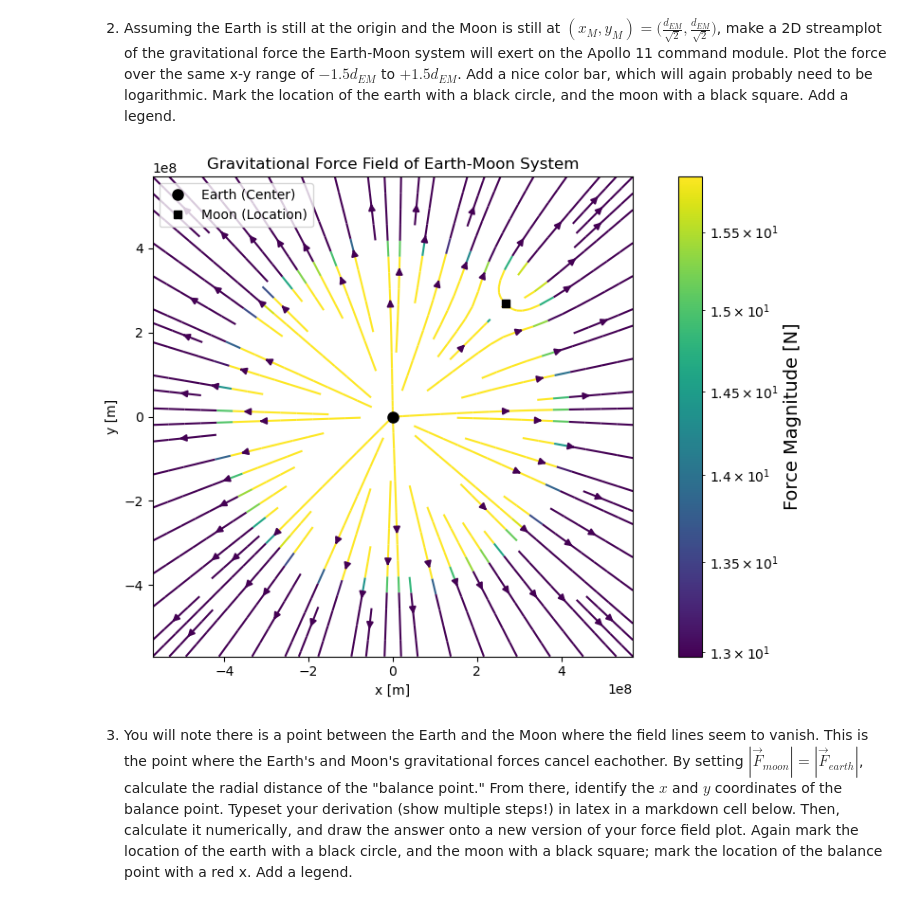
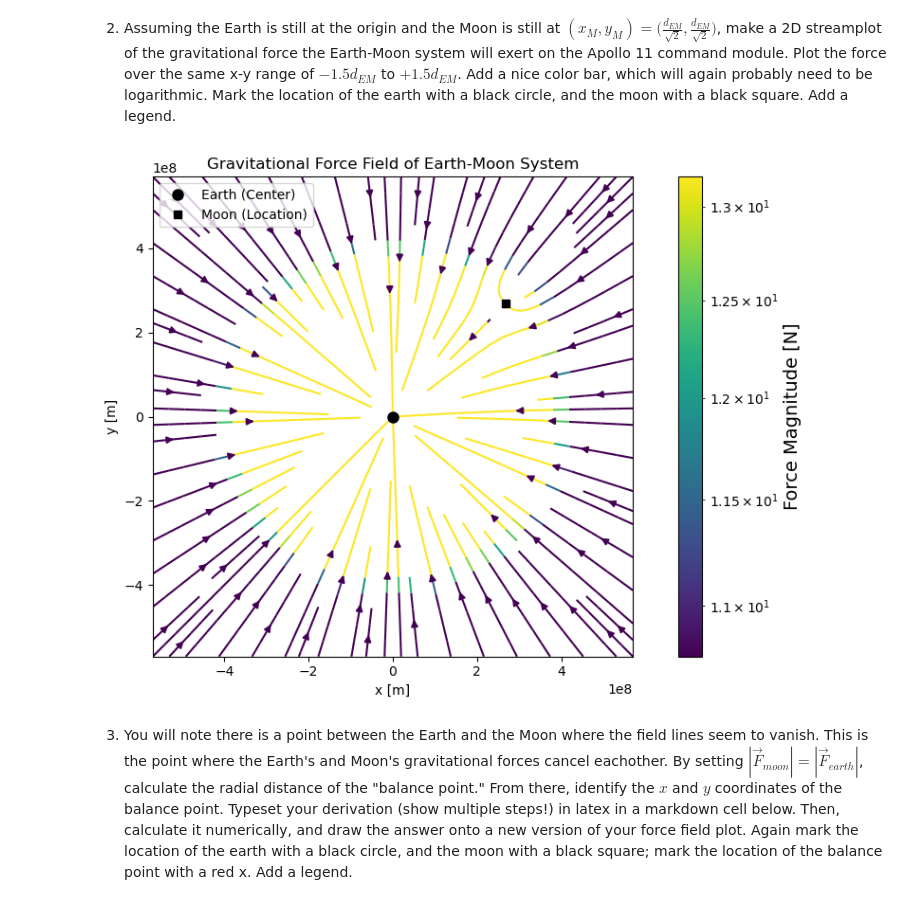
Before and after one commit to mkeen331/PHYS265-spring26, a Jupyter notebook: Lab1/lab1.ipynb, the cells around one changed output. Cells and saved outputs as stored; diff of their text form; code cells hidden in the pictures.

```diff
--- a/Lab1/lab1.ipynb
+++ b/Lab1/lab1.ipynb
@@ -295,29 +280,22 @@ and so if you made the approximation that the Earth is a finite point,
 you will need to avoid it.
 Like for the 1D potential, make sure it follows modern best-coding practices.
 # %%
-import numpy as np
-
 def grav_force(M1: float, M2: float, x1: float, y1: float, x2: float, y2: float):
     #x1, y1 = position of body 1, x2, y2 = position of body 2, M1 = mass of 1, m2 = mass of 2
     #deifne position coordinates as arrays
-    pos1 = np.array([x1, y1])
-    pos2 = np.array([x2, y2])
+    rx =x2-x1
+    ry=y2-y1
+
 
     #calculate displacement vectors
-    r_comp = pos2 - pos1
-    R = np.linalg.norm(r_comp) #distance r
+    R = np.sqrt(rx**2 + ry**2)
 
-    #redefine G
-    G = 6.67e-11
-
-
-    if R == 0:
-        return 0.0, 0.0
+    R = np.where(R==0, np.inf, R)
 
     F_total = -G * M1 * M2 / (R**2)
 
-    Fx = F_total * (r_comp[0] / R)
-    Fy = F_total * (r_comp[1] / R)
+    Fx = F_total * (rx / R)
+    Fy = F_total * (ry / R)
 
     return Fx, Fy
 # %% [markdown]
@@ -330,28 +308,12 @@ Add a nice color bar, which will again probably need to be logarithmic.
 Mark the location of the earth with a black circle, and the moon with a black square.
 Add a legend.
 # %%
-import numpy as np
-import matplotlib.pyplot as plt
-from matplotlib import colors
-
 lim = 1.5 * d_EM
 x = np.linspace(-lim, lim, 100)
 y = np.linspace(-lim, lim, 100)
 X, Y = np.meshgrid (x, y)
 
 m_apollo = 5500 #apollo mass
-#define grav_force
-def grav_force(m1: float, m2: float, X1: float, Y1: float, X2: float, Y2: float):
-    dx = X2 - X1
-    dy = Y2 - Y1
-    R = np.sqrt(dx**2 + dy**2)
-    R = np.where(R==0, np.inf, R) #avoids divisino by zero
-
-    F_total = G*m1*m2/(R**2)
-
-    Fx = F_total * (dx/R)
-    Fy = F_total * (dy/R)
-    return Fx, Fy
 
 #define force frmo moon
 xm, ym = d_EM/np.sqrt(2), d_EM/np.sqrt(2)
@@ -360,34 +322,34 @@ Fx_M, Fy_M = grav_force(M_M, m_apollo, xm, ym, X, Y)
 
 #calculate forces
 Fx_total = Fx_E + Fx_M
 Fy_total = Fy_E + Fy_M
 F_mag = np.sqrt(Fx_total**2 + Fy_total**2)
 
 #plotting
 fig, ax = plt.subplots(figsize=(10,6))
 
 #streamplot where the colors represent the magnitude of force
 stream = ax.streamplot(X, Y, Fx_total, Fy_total, color=F_mag, cmap='viridis', norm=colors.LogNorm(), linewidth=1.5)
 
 #mark moon and earhh
 ax.plot(0, 0, 'ko', markersize=8, label='Earth (Center)')
 ax.plot(xm, ym, 'ks', markersize=6, label='Moon (Location)')
 
 #labels and titles
 ax.set_aspect("equal")
 ax.set_title("Gravitational Force Field of Earth-Moon System")
 ax.set_xlabel("x [m]")
 ax.set_ylabel("y [m]")
 
 #colorbar and legend
 cbar = fig.colorbar(stream.lines, ax=ax)
 cbar.set_label("Force Magnitude [N]", fontsize = 14)
 ax.legend(loc='upper left')
 
 plt.tight_layout()
 plt.show()
 # %% [output]
-[figure, old version]
+[figure, new version]
 # %% [markdown]
 3. You will note there is a point between the Earth and the Moon where the field lines seem to vanish. This is the point where the Earth's and Moon's gravitational forces cancel eachother. By setting $|\vec{F}_{moon}| = |\vec{F}_{earth}|$, calculate the radial distance of the "balance point." From there, identify the $x$ and $y$ coordinates of the balance point. Typeset your derivation (show multiple steps!) in latex in a markdown cell below. Then, calculate it numerically, and draw the answer onto a new version of your force field plot. Again mark the location of the earth with a black circle, and the moon with a black square; mark the location of the balance point with a red x. Add a legend.
 # %% [markdown]
```
Also changed, not shown: parts of 11 cells of this notebook, 1 other file.
